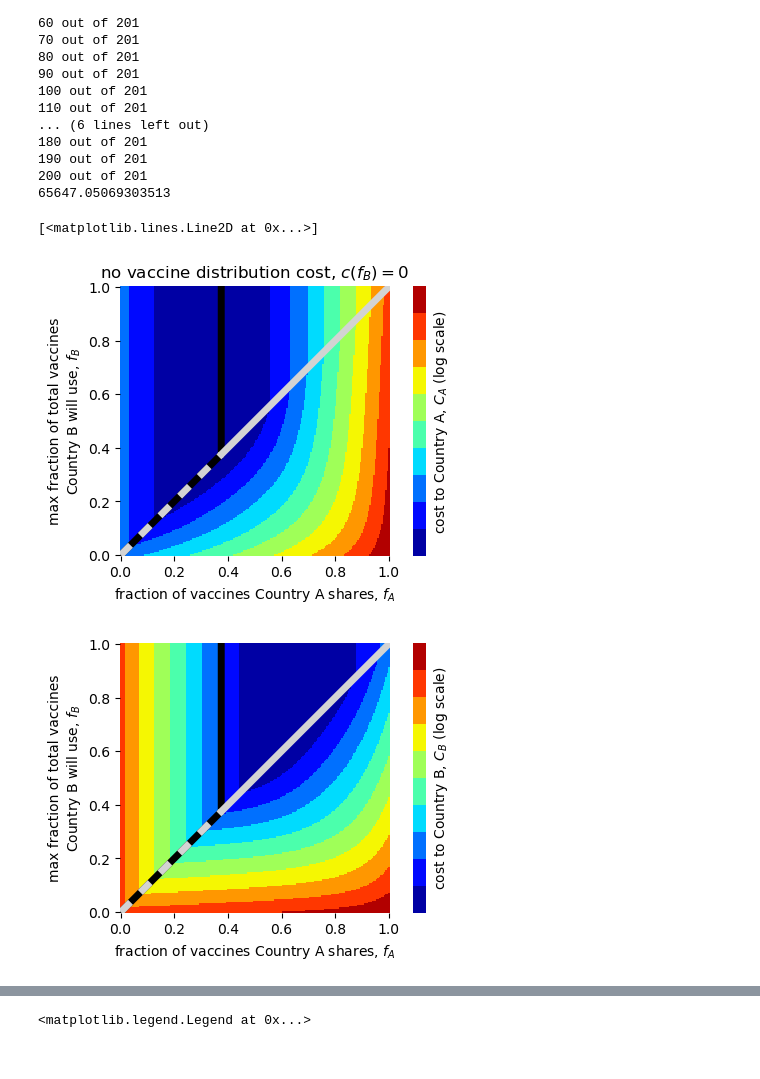
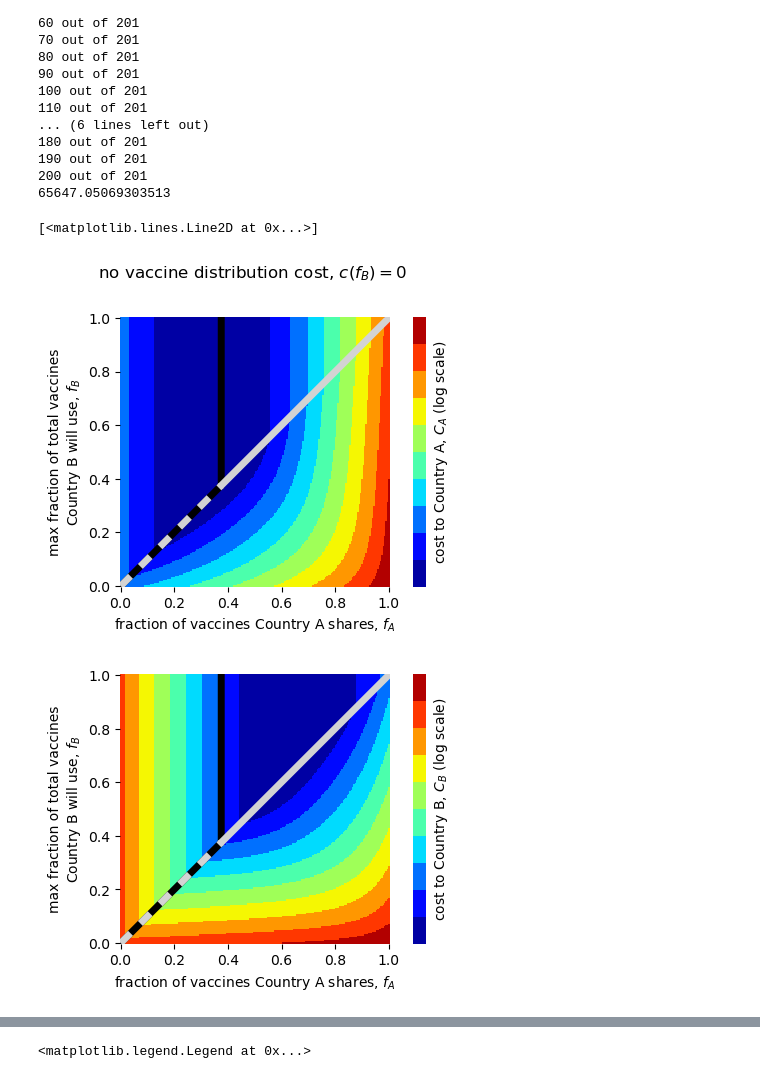
Before and after one commit to freedmanari/vaccine_nationalism, a Jupyter notebook: vaccine_nationalism.ipynb, the cells around one changed output, grey strips where cells are left out. Drawn from its saved outputs; the diff is of its cells as text; code cells hidden in the pictures.

```diff
--- a/vaccine_nationalism.ipynb
+++ b/vaccine_nationalism.ipynb
@@ -739,32 +739,33 @@ f_B_min_highs = fs[f_B_min_ixs]
 # %%
 ### for supplementary figure f_Bs_no_cost
 
 ### no cost
 
 plt.figure(figsize=(6,3.5))
 plot_heatmap('f_A', 'f_B', 'log_C_A_no',
              xlabel='fraction of vaccines Country A shares, $f_A$', ylabel='max fraction of total vaccines\nCountry B will use, $f_B$', legend_title='cost to Country A, $C_A$ (log scale)',
              vertical_colorbar=True)
 plt.plot(f_A_min_nos,fs,color='black',linewidth=5)
 ixs = (f_A_min_nos==fs) & (f_B_min_nos==fs)
 plt.plot(fs[ixs],f_B_min_nos[ixs],color='lightgray',linewidth=5,linestyle=(0,(2,2)))
 plt.plot(fs[~ixs],f_B_min_nos[~ixs],color='lightgray',linewidth=5)
-plt.title('no vaccine distribution cost, $c(f_B)=0$')
+plt.suptitle('    no vaccine distribution cost, $c(f_B)=0$',
+             fontsize=12, y=1.03)
 
 # plt.savefig('figures/roughs/no_cost_UA.png', bbox_inches='tight', dpi=1200)
 
 plt.figure(figsize=(6,3.5))
 plot_heatmap('f_A', 'f_B', 'log_C_B_no',
              xlabel='fraction of vaccines Country A shares, $f_A$', ylabel='max fraction of total vaccines\nCountry B will use, $f_B$', legend_title='cost to Country B, $C_B$ (log scale)',
              vertical_colorbar=True)
 plt.plot(f_A_min_nos,fs,color='black',linewidth=5)
 plt.plot(fs[ixs],f_B_min_nos[ixs],color='lightgray',linewidth=5,linestyle=(0,(2,2)))
 plt.plot(fs[~ixs],f_B_min_nos[~ixs],color='lightgray',linewidth=5)
 
 # plt.savefig('figures/roughs/no_cost_UB.png', bbox_inches='tight', dpi=1200)
 # %% [output]
 [<matplotlib.lines.Line2D at 0x...>]
-[figure, old version]
+[figure, new version]
 [figure]
 # %%
 ### for figure f_Bs
```
Also changed, not shown: parts of 1 cell of this notebook, 2 other files.
